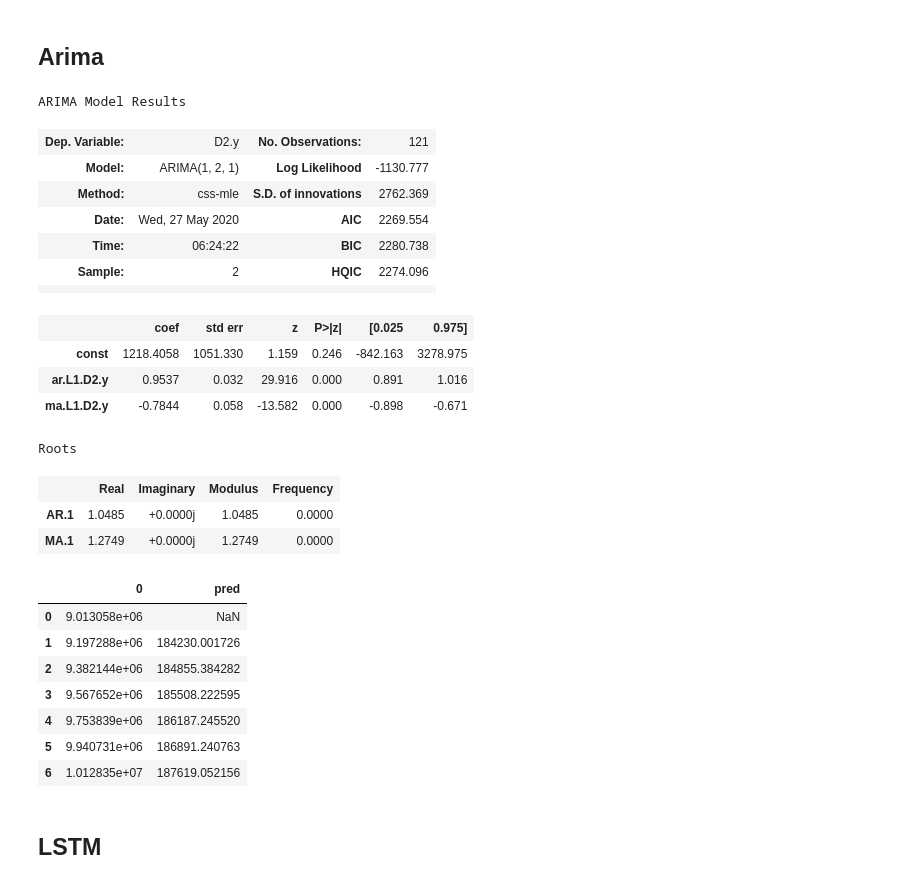
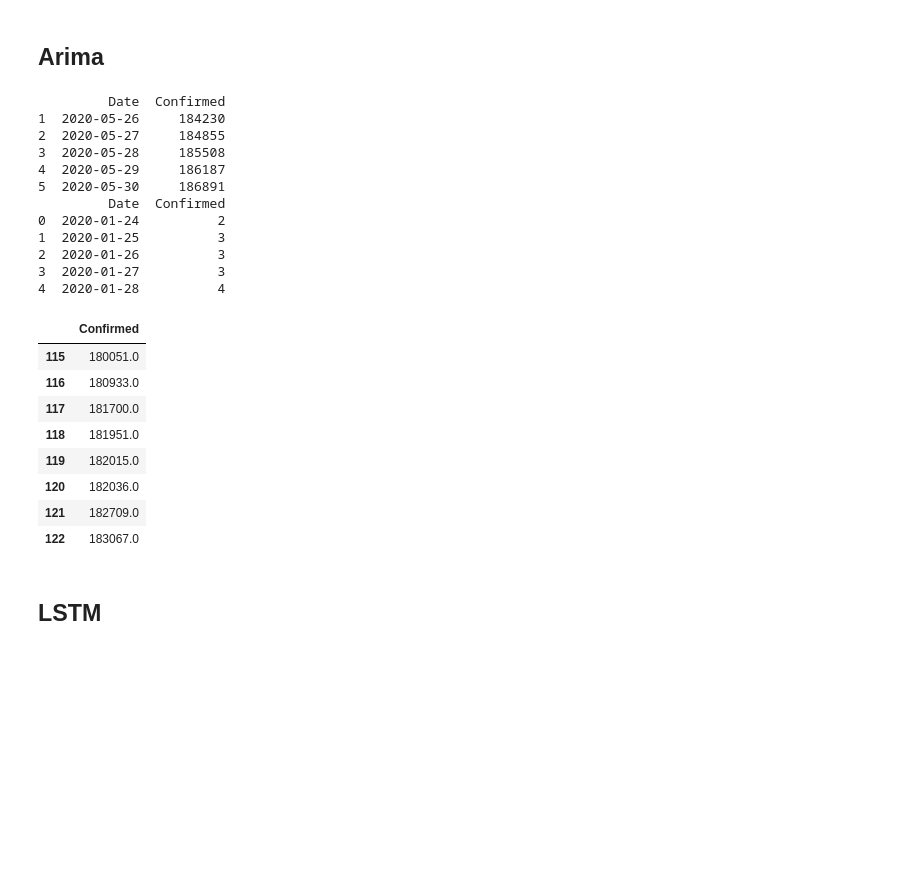
Before and after one commit to klchai/dashboard_coronavirus, a Jupyter notebook: server/prophet.ipynb, the cells around one changed output. Drawn from its saved outputs; the diff is of its cells as text; code cells hidden in the pictures; blank space fills up the shorter version.

```diff
--- a/server/prophet.ipynb
+++ b/server/prophet.ipynb
@@ -69,36 +78,26 @@ arima_data.columns = ['count','confirmed_date']
 # %%
 model = ARIMA(arima_data['count'].values, order=(1, 2, 1))
 fit_model = model.fit(trend='c', full_output=True, disp=True)
-fit_model.summary()
+#fit_model.summary()
-# %% [output]
-ARIMA Model Results
-| Dep. Variable: | D2.y | No. Observations: | 121 |
-| Model: | ARIMA(1, 2, 1) | Log Likelihood | -1130.777 |
-| Method: | css-mle | S.D. of innovations | 2762.369 |
-| Date: | Wed, 27 May 2020 | AIC | 2269.554 |
-| Time: | 06:24:22 | BIC | 2280.738 |
-| Sample: | 2 | HQIC | 2274.096 |
-|  |  |  |  |
-|  | coef | std err | z | P>|z| | [0.025 | 0.975] |
-| const | 1218.4058 | 1051.330 | 1.159 | 0.246 | -842.163 | 3278.975 |
-| ar.L1.D2.y | 0.9537 | 0.032 | 29.916 | 0.000 | 0.891 | 1.016 |
-| ma.L1.D2.y | -0.7844 | 0.058 | -13.582 | 0.000 | -0.898 | -0.671 |
-Roots
-|  | Real | Imaginary | Modulus | Frequency |
-| AR.1 | 1.0485 | +0.0000j | 1.0485 | 0.0000 |
-| MA.1 | 1.2749 | +0.0000j | 1.2749 | 0.0000 |
 # %%
-forcast = fit_model.forecast(steps=7)
+forcast = fit_model.forecast(steps=30)
 pred_y = forcast[0].tolist()
 pred = pd.DataFrame(pred_y)
 pred['pred']=  pred - pred.shift(1)
-pred
+predict = pd.DataFrame({'Date':pd.date_range("20200526",periods=29).astype(str),'Confirmed':pred.drop(0)['pred'].astype(int)})
+print(predict.head())
+pred_cnfrm["Confirmed"] = pred_cnfrm["Confirmed"].astype(int)
+print(pred_cnfrm.head())
 # %% [output]
-|  | 0 | pred |
-| 0 | 9.013058e+06 | NaN |
-| 1 | 9.197288e+06 | 184230.001726 |
-| 2 | 9.382144e+06 | 184855.384282 |
-| 3 | 9.567652e+06 | 185508.222595 |
-| 4 | 9.753839e+06 | 186187.245520 |
-| 5 | 9.940731e+06 | 186891.240763 |
-| 6 | 1.012835e+07 | 187619.052156 |
+         Date  Confirmed
+1  2020-05-26     184230
+2  2020-05-27     184855
+3  2020-05-28     185508
+4  2020-05-29     186187
+5  2020-05-30     186891
+         Date  Confirmed
+0  2020-01-24          2
+1  2020-01-25          3
+2  2020-01-26          3
+3  2020-01-27          3
+4  2020-01-28          4
@@ -108,7 +110,18 @@ dataset_c = pd.DataFrame(pred_cnfrm['Confirmed'])
 # %%
 data = np.array(dataset_c).reshape(-1, 1)
 train_data = dataset_c[:len(dataset_c)-8]
 test_data = dataset_c[len(dataset_c)-8:]
+test_data
+# %% [output]
+|  | Confirmed |
+| 115 | 180051.0 |
+| 116 | 180933.0 |
+| 117 | 181700.0 |
+| 118 | 181951.0 |
+| 119 | 182015.0 |
+| 120 | 182036.0 |
+| 121 | 182709.0 |
+| 122 | 183067.0 |
 # %% [markdown]
 ## LSTM
 # %%
```
Also changed, not shown: parts of 9 cells of this notebook, 1 other file.
